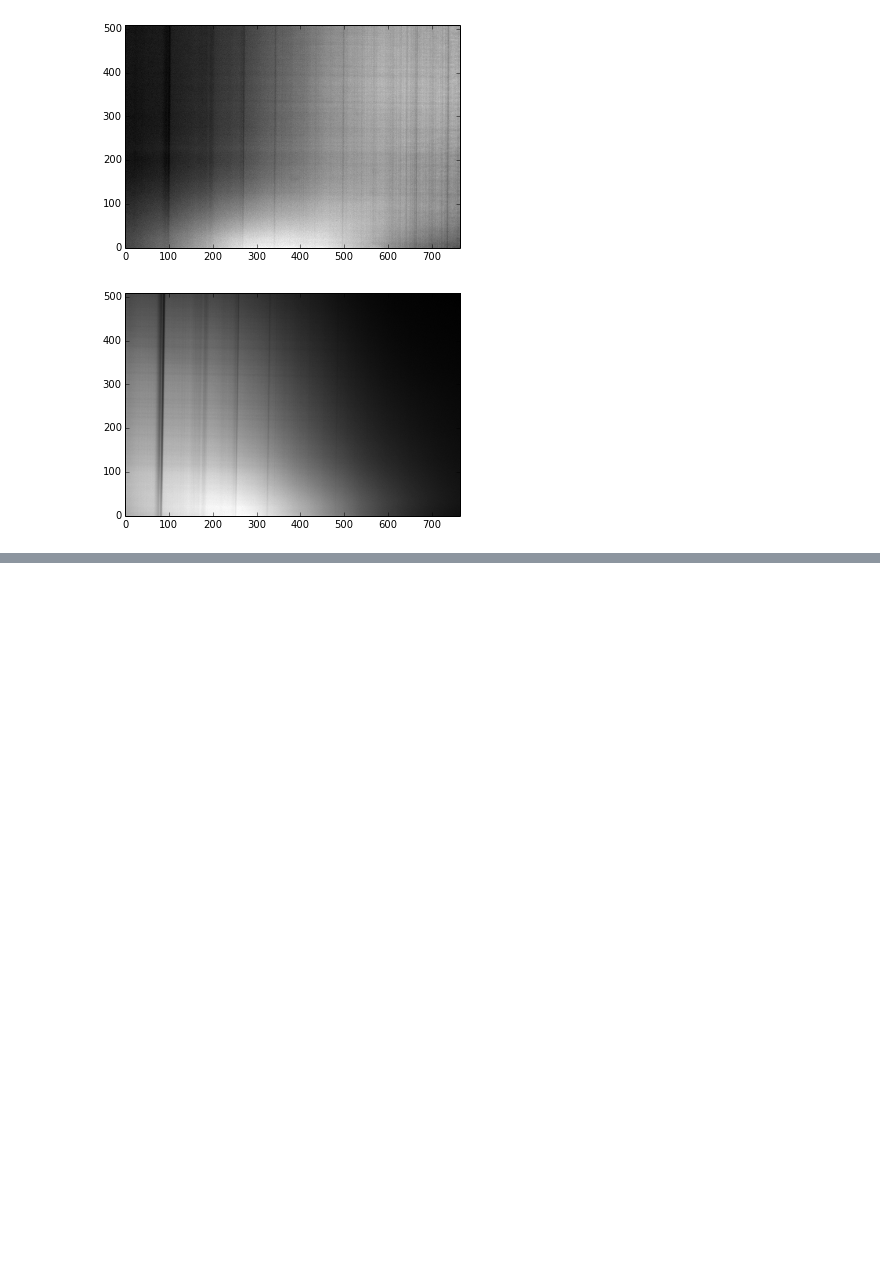
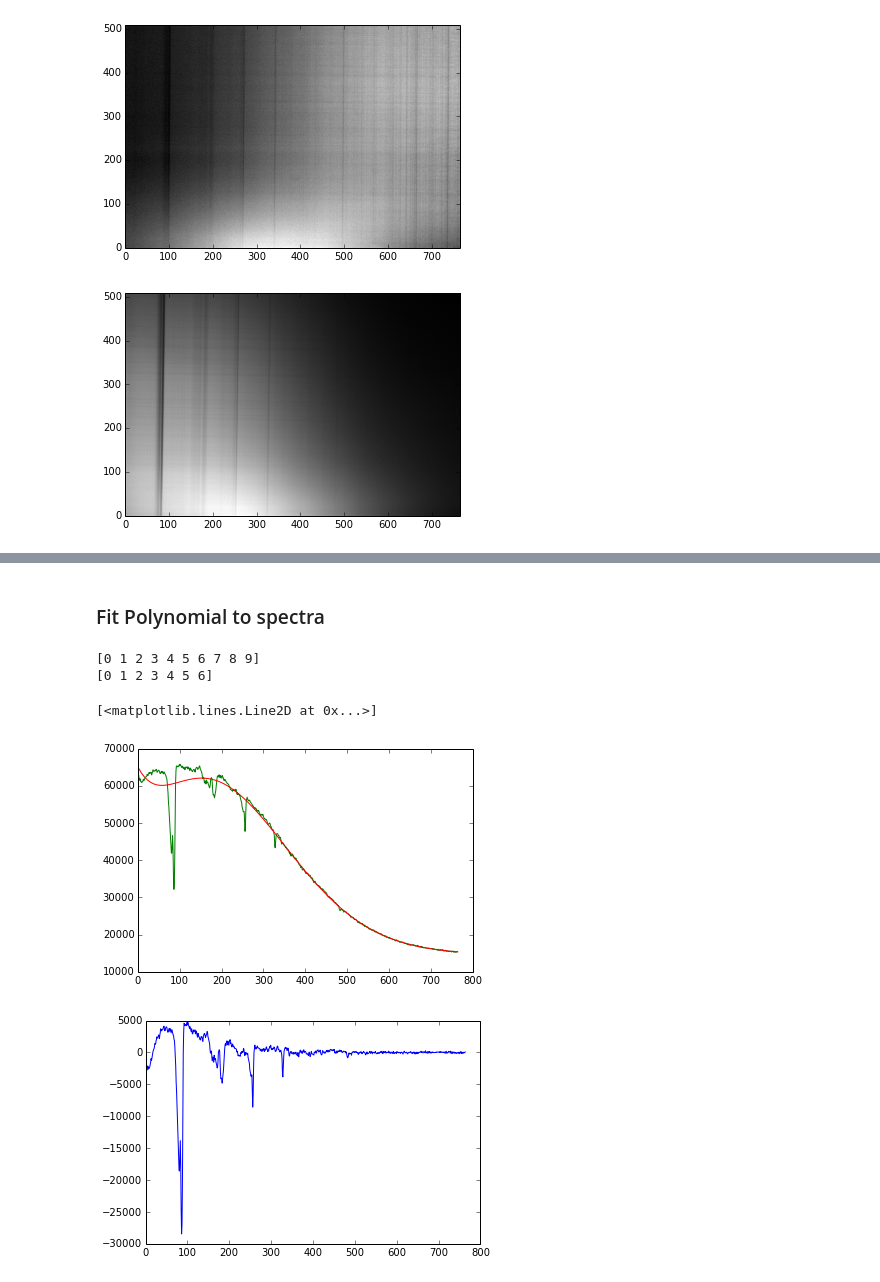
Before and after one commit to rfinn/obsastro, a Jupyter notebook: spectroscopy/specSpring2016/SpecReductionS16.ipynb, the cells around one changed output, grey strips where cells are left out. Saved outputs shown, nothing was run; the diff lists cells and outputs as text; code cells hidden in the pictures; blank space fills up the shorter version.

```diff
--- a/spectroscopy/specSpring2016/SpecReductionS16.ipynb
+++ b/spectroscopy/specSpring2016/SpecReductionS16.ipynb
@@ -111,0 +157,28 @@ print c1
+# %% [markdown]
+### Fit Polynomial to spectra
+# %%
+x=np.arange(10)
+print x
+print x[0:-3]
+# %% [output]
+[0 1 2 3 4 5 6 7 8 9]
+[0 1 2 3 4 5 6]
+# %%
+# starspectrum = Sun
+# skyspectrum = sky
+plt.figure()
+plt.plot(starspectrum,'g')
+pixels = np.arange(len(starspectrum))
+c2 = np.polyfit(pixels,starspectrum,7)
+xpoly = np.linspace(min(pixels),max(pixels),100)
+ypoly = np.polyval(c2,xpoly)
+plt.plot(xpoly,ypoly,'r-')
+
+yfit = np.polyval(c2,pixels)
+
+plt.figure()
+plt.plot(pixels,starspectrum-yfit)
+# %% [output]
+[<matplotlib.lines.Line2D at 0x...>]
+[figure, added]
+[figure, added]
```
Also changed, not shown: parts of 9 cells of this notebook.
